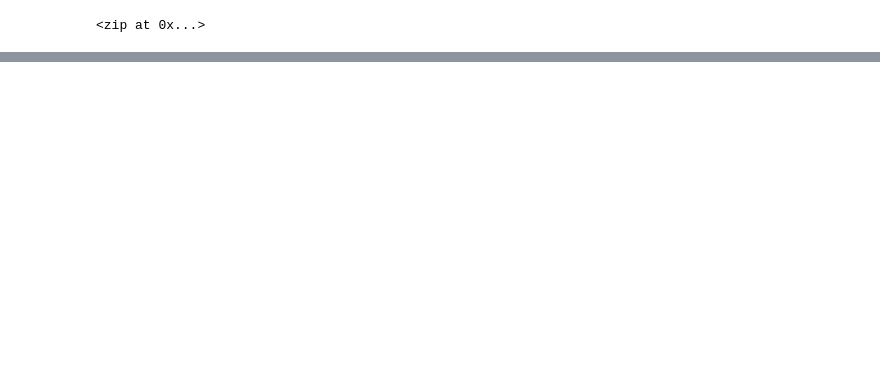
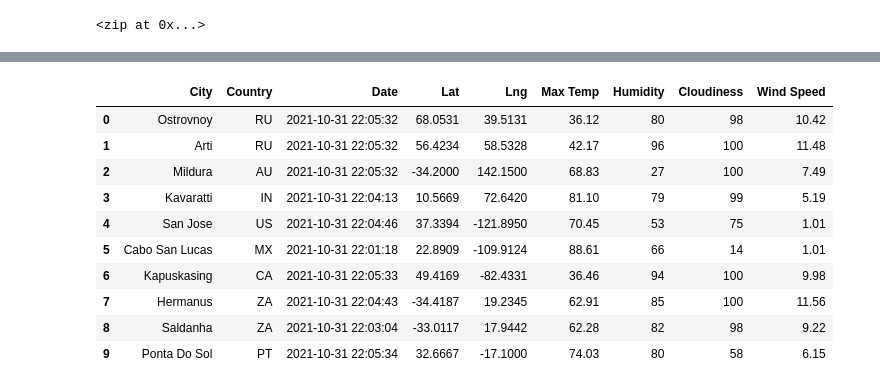
Before and after one commit to mreid1066/World_Weather_Analysis, a Jupyter notebook: WeatherPy.ipynb, the cells around one changed output, grey strips where cells are left out. Drawn from its saved outputs; the diff is of its cells as text; code cells hidden in the pictures; blank space fills up the shorter version.

```diff
--- a/WeatherPy.ipynb
+++ b/WeatherPy.ipynb
@@ -37,0 +155,16 @@ print(cities)
+# %%
+new_column_order = ["City", "Country", "Date", "Lat", "Lng", "Max Temp", "Humidity", "Cloudiness", "Wind Speed"]
+city_data_df = city_data_df[new_column_order]
+city_data_df.head(10)
+# %% [output]
+|  | City | Country | Date | Lat | Lng | Max Temp | Humidity | Cloudiness | Wind Speed |
+| 0 | Ostrovnoy | RU | 2021-10-31 22:05:32 | 68.0531 | 39.5131 | 36.12 | 80 | 98 | 10.42 |
+| 1 | Arti | RU | 2021-10-31 22:05:32 | 56.4234 | 58.5328 | 42.17 | 96 | 100 | 11.48 |
+| 2 | Mildura | AU | 2021-10-31 22:05:32 | -34.2000 | 142.1500 | 68.83 | 27 | 100 | 7.49 |
+| 3 | Kavaratti | IN | 2021-10-31 22:04:13 | 10.5669 | 72.6420 | 81.10 | 79 | 99 | 5.19 |
+| 4 | San Jose | US | 2021-10-31 22:04:46 | 37.3394 | -121.8950 | 70.45 | 53 | 75 | 1.01 |
+| 5 | Cabo San Lucas | MX | 2021-10-31 22:01:18 | 22.8909 | -109.9124 | 88.61 | 66 | 14 | 1.01 |
+| 6 | Kapuskasing | CA | 2021-10-31 22:05:33 | 49.4169 | -82.4331 | 36.46 | 94 | 100 | 9.98 |
+| 7 | Hermanus | ZA | 2021-10-31 22:04:43 | -34.4187 | 19.2345 | 62.91 | 85 | 100 | 11.56 |
+| 8 | Saldanha | ZA | 2021-10-31 22:03:04 | -33.0117 | 17.9442 | 62.28 | 82 | 98 | 9.22 |
+| 9 | Ponta Do Sol | PT | 2021-10-31 22:05:34 | 32.6667 | -17.1000 | 74.03 | 80 | 58 | 6.15 |
```
Also changed, not shown: parts of 10 cells of this notebook, 3 other files.
